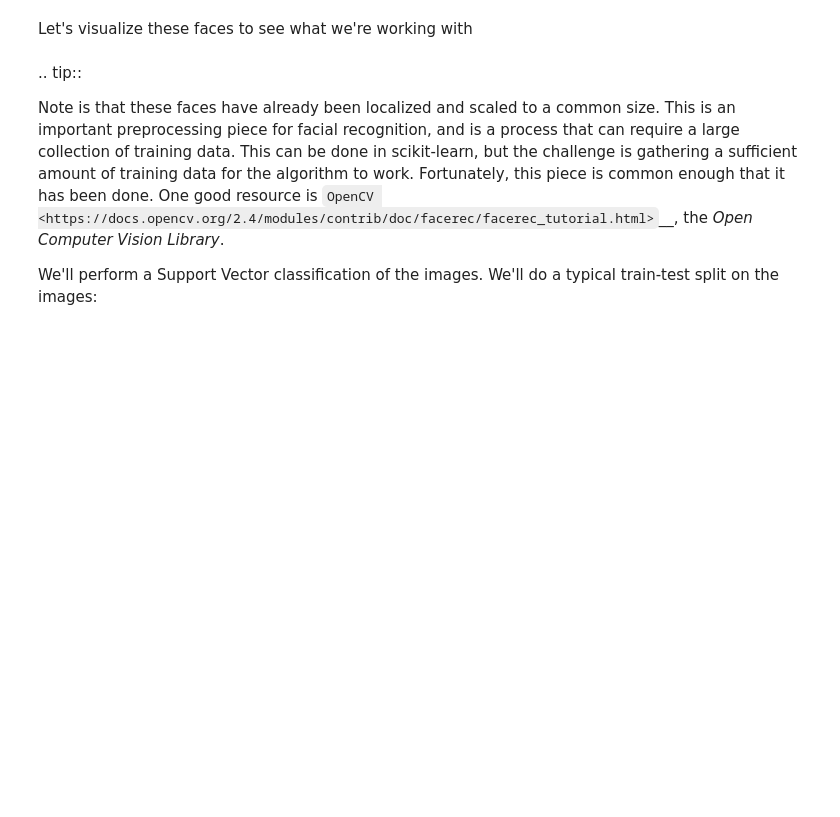
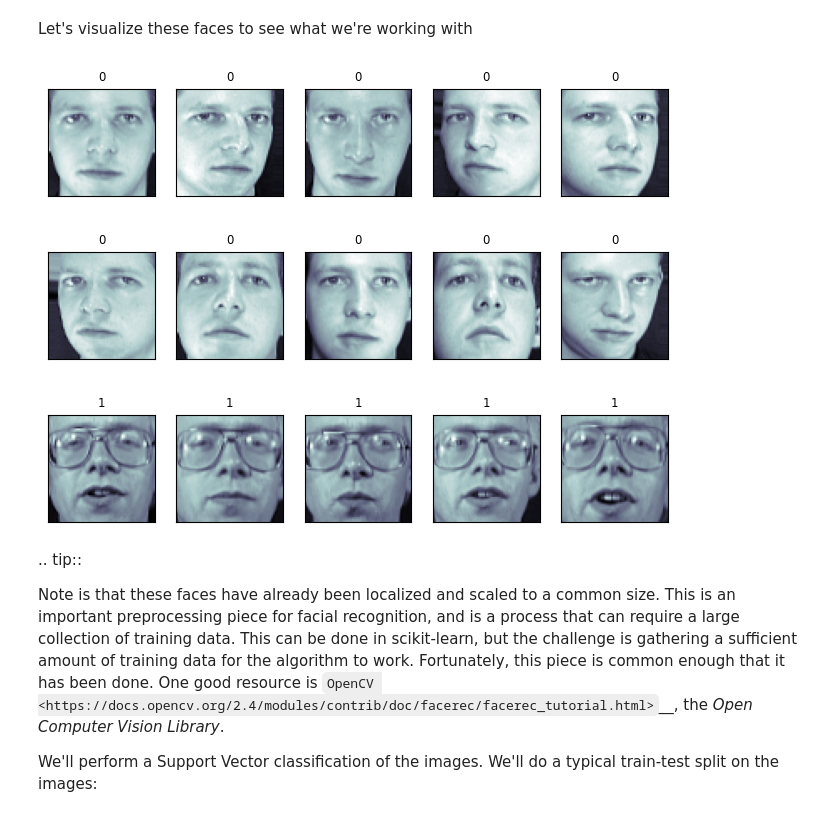
Before and after one commit to Nyaaw/PCDLabs, a Jupyter notebook: Labo4/plot_eigenfaces.ipynb, the cells around one changed output. Drawn from its saved outputs; the diff is of its cells as text; code cells hidden in the pictures; blank space fills up the shorter version.

```diff
--- a/Labo4/plot_eigenfaces.ipynb
+++ b/Labo4/plot_eigenfaces.ipynb
@@ -25,10 +49,13 @@ Let's visualize these faces to see what we're working with
 # %%
 from matplotlib import pyplot as plt
 fig = plt.figure(figsize=(8, 6))
 # plot several images
 for i in range(15):
     ax = fig.add_subplot(3, 5, i + 1, xticks=[], yticks=[])
     ax.imshow(faces.images[i], cmap=plt.cm.bone)
+    ax.set_title(faces.target[i], fontsize='small')
+# %% [output]
+[figure, added]
 # %% [markdown]
 .. tip::
 
```
Also changed, not shown: parts of 14 cells of this notebook.
